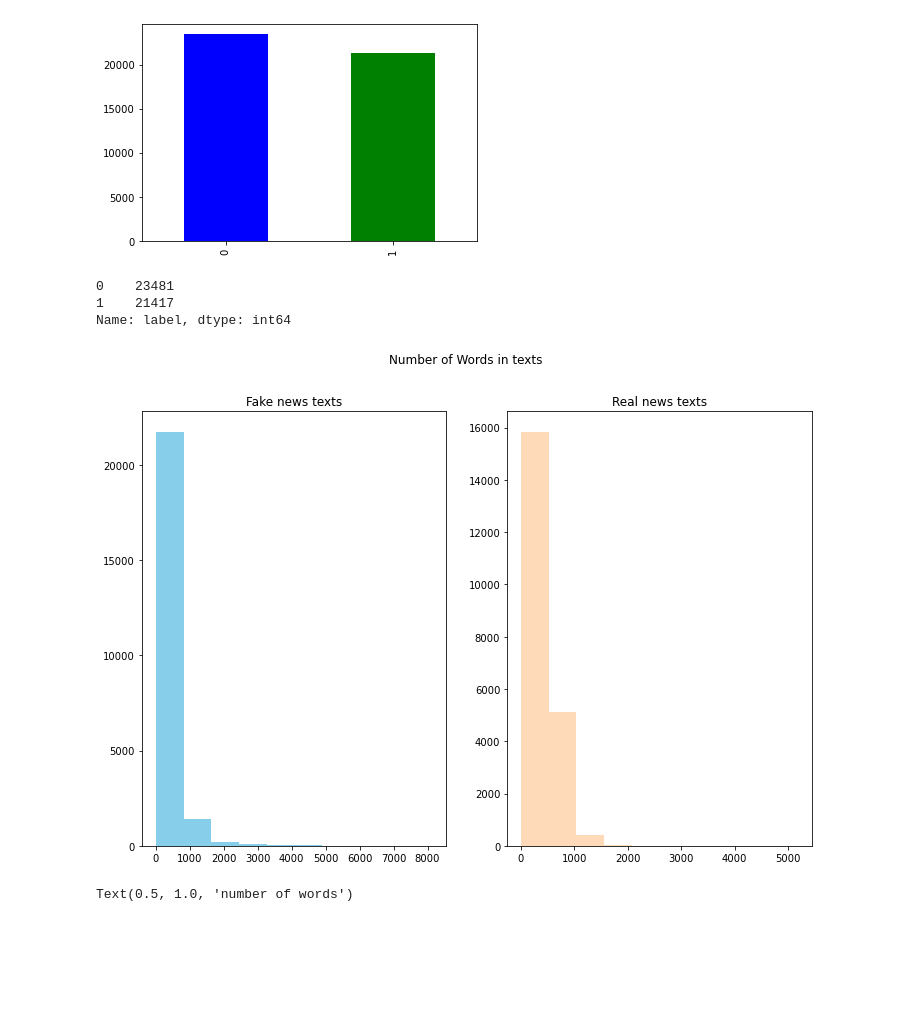
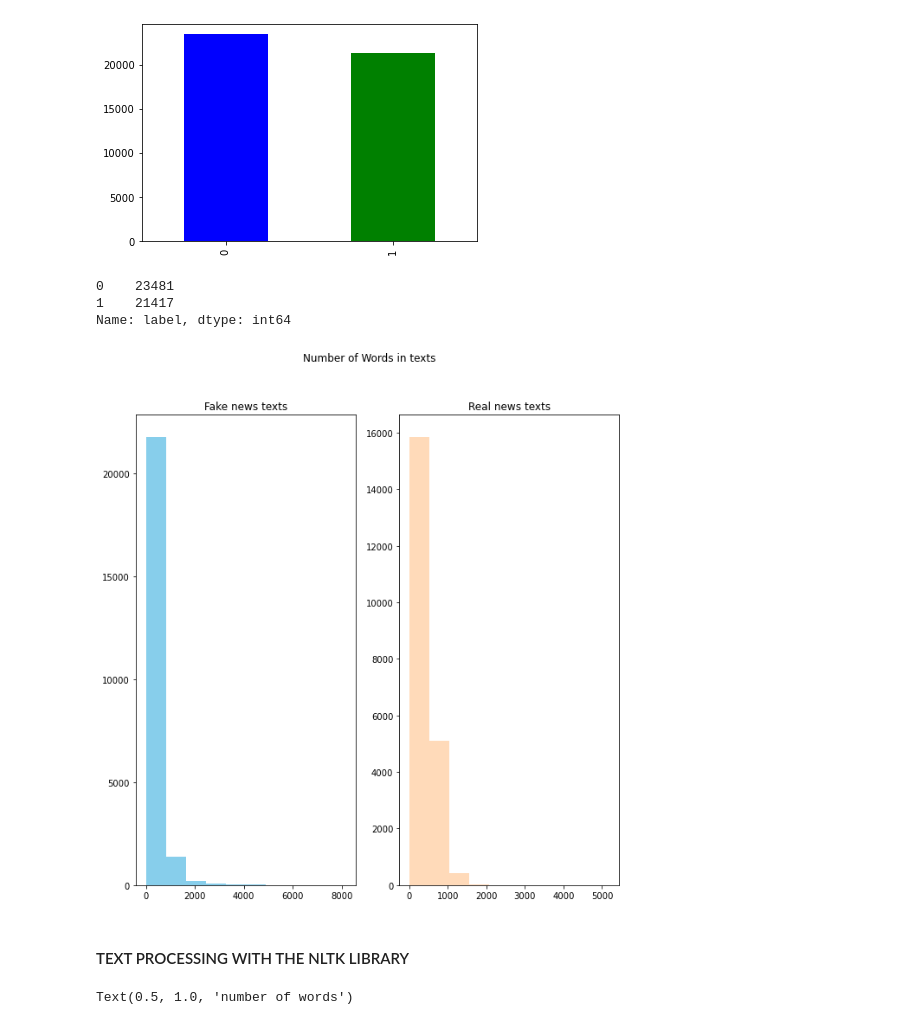
Before and after one commit to MouadNid01/FakeNewsDetection, a Jupyter notebook: Notebooks/Fake News Detection.ipynb, the cells around one changed output. Saved outputs shown, nothing was run; the diff lists cells and outputs as text; code cells hidden in the pictures; blank space fills up the shorter version.

```diff
--- a/Notebooks/Fake News Detection.ipynb
+++ b/Notebooks/Fake News Detection.ipynb
@@ -90,8 +121,7 @@ d_fake.drop(["title", "subject", "date"], axis=1, inplace= True)
 data = pd.concat([d_true, d_fake], axis=0, ignore_index = True)
 data = shuffle(data)
 
-data = data.reset_index()
-data.drop(["index"], axis=1, inplace= True)
+data = data.reset_index(drop= True)
 data.head()
 # %% [output]
 |  | text | label |
@@ -119,23 +149,30 @@ data.label.value_counts().plot(kind='bar', color=['b', 'g'])
 # %% [output]
 <matplotlib.axes._subplots.AxesSubplot at 0x...>
 [figure]
-# %%
-data.label.value_counts()
-# %% [output]
-0    23481
-1    21417
-Name: label, dtype: int64
+# %%
+#check the number of articles in each type (fake or true)
+# 0 for fake and 1 for true
+
+data.label.value_counts()
+# %% [output]
+0    23481
+1    21417
+Name: label, dtype: int64
 # %%
-fig,(ax1,ax2)=plt.subplots(1,2,figsize=(12,8))
+# plotting the number of words in texts
+
+fig,(ax1,ax2)=plt.subplots(1,2,figsize=(10,10))
 text_len=data[data['label']==0]['text'].str.split().map(lambda x: len(x))
 ax1.hist(text_len,color='SkyBlue')
 ax1.set_title('Fake news texts')
 
 text_len=data[data['label']==1]['text'].str.split().map(lambda x: len(x))
 ax2.hist(text_len,color='PeachPuff')
 ax2.set_title('Real news texts')
 fig.suptitle('Number of Words in texts')
 plt.show()
 # %% [output]
-[figure, old version]
+[figure, new version]
+# %% [markdown]
+#### TEXT PROCESSING WITH THE NLTK LIBRARY
 # %%
```
Also changed, not shown: parts of 33 cells of this notebook, 2 other files.
